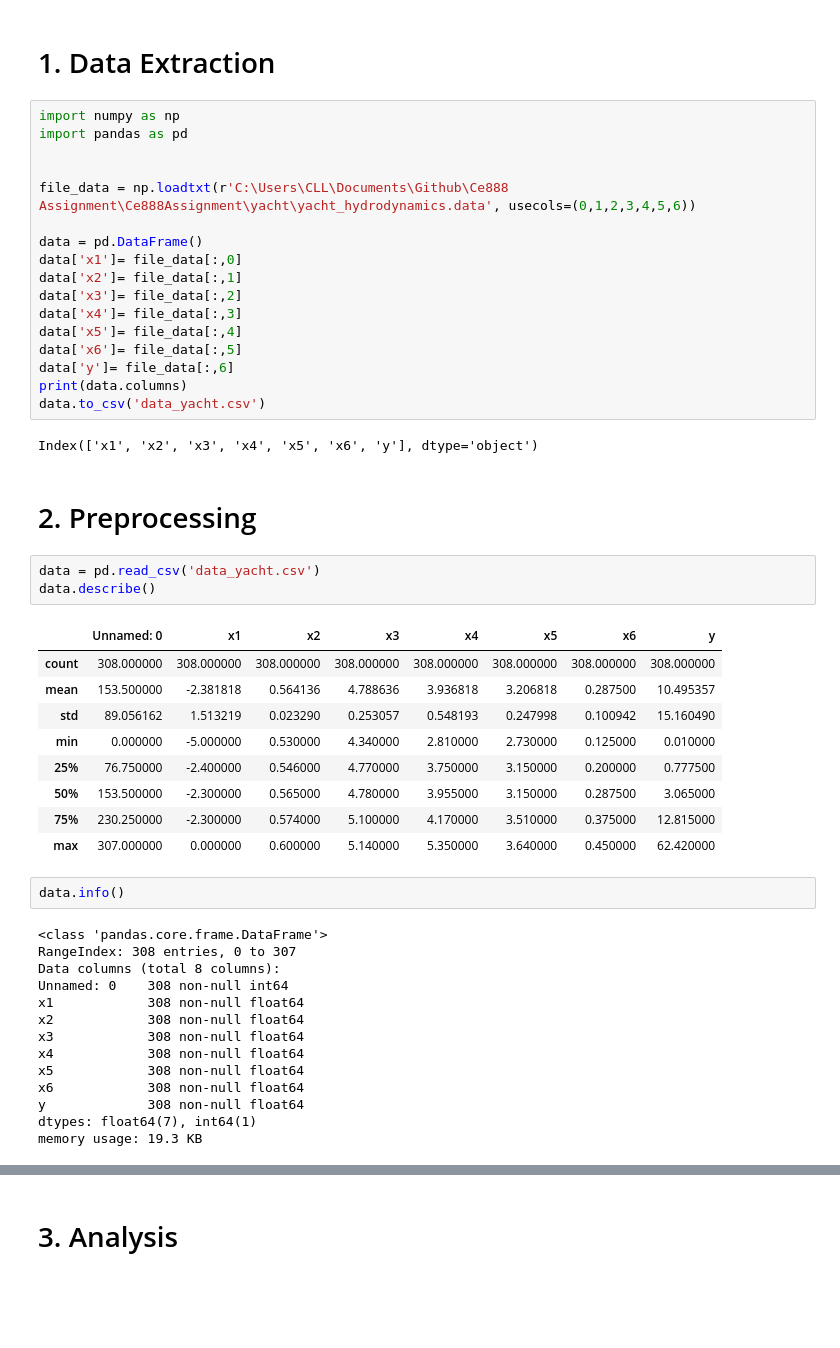
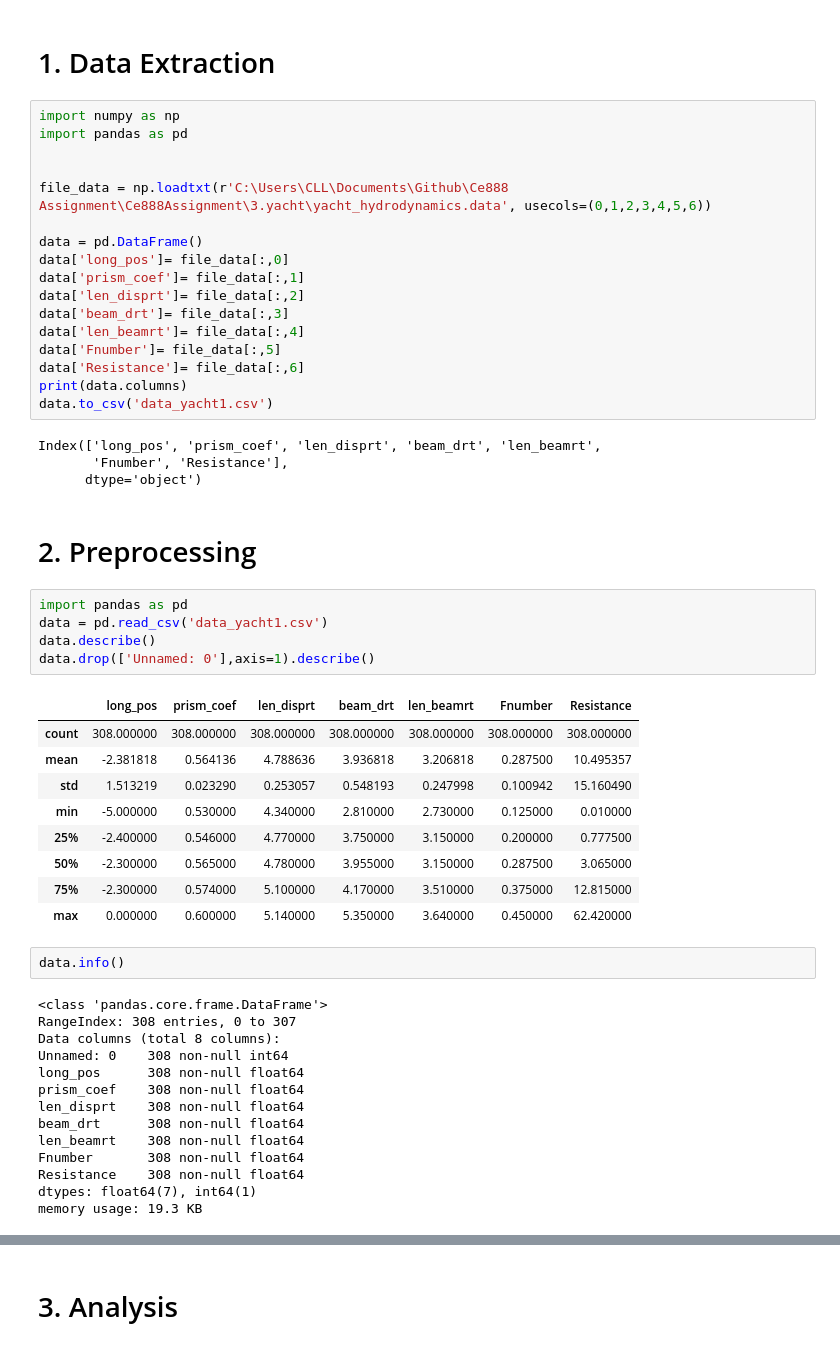
Before and after one commit to cleysonl/Ce888Assignment, a Jupyter notebook: 3.yacht/Yacht Analysis.ipynb, the cells around one changed output, grey strips where cells are left out. Saved outputs shown, nothing was run; the diff lists cells and outputs as text; blank space fills up the shorter version.

```diff
--- a/3.yacht/Yacht Analysis.ipynb
+++ b/3.yacht/Yacht Analysis.ipynb
@@ -5,35 +5,39 @@ import numpy as np
 import pandas as pd
 
 
-file_data = np.loadtxt(r'C:\Users\CLL\Documents\Github\Ce888 Assignment\Ce888Assignment\yacht\yacht_hydrodynamics.data', usecols=(0,1,2,3,4,5,6))
+file_data = np.loadtxt(r'C:\Users\CLL\Documents\Github\Ce888 Assignment\Ce888Assignment\3.yacht\yacht_hydrodynamics.data', usecols=(0,1,2,3,4,5,6))
 
 data = pd.DataFrame()
-data['x1']= file_data[:,0]
-data['x2']= file_data[:,1]
-data['x3']= file_data[:,2]
-data['x4']= file_data[:,3]
-data['x5']= file_data[:,4]
-data['x6']= file_data[:,5]
-data['y']= file_data[:,6]
+data['long_pos']= file_data[:,0]
+data['prism_coef']= file_data[:,1]
+data['len_disprt']= file_data[:,2]
+data['beam_drt']= file_data[:,3]
+data['len_beamrt']= file_data[:,4]
+data['Fnumber']= file_data[:,5]
+data['Resistance']= file_data[:,6]
 print(data.columns)
-data.to_csv('data_yacht.csv')
+data.to_csv('data_yacht1.csv')
 # %% [output]
-Index(['x1', 'x2', 'x3', 'x4', 'x5', 'x6', 'y'], dtype='object')
+Index(['long_pos', 'prism_coef', 'len_disprt', 'beam_drt', 'len_beamrt',
+       'Fnumber', 'Resistance'],
+      dtype='object')
 # %% [markdown]
 # 2. Preprocessing
-# %%
-data = pd.read_csv('data_yacht.csv')
-data.describe()
-# %% [output]
-|  | Unnamed: 0 | x1 | x2 | x3 | x4 | x5 | x6 | y |
-| count | 308.000000 | 308.000000 | 308.000000 | 308.000000 | 308.000000 | 308.000000 | 308.000000 | 308.000000 |
-| mean | 153.500000 | -2.381818 | 0.564136 | 4.788636 | 3.936818 | 3.206818 | 0.287500 | 10.495357 |
-| std | 89.056162 | 1.513219 | 0.023290 | 0.253057 | 0.548193 | 0.247998 | 0.100942 | 15.160490 |
-| min | 0.000000 | -5.000000 | 0.530000 | 4.340000 | 2.810000 | 2.730000 | 0.125000 | 0.010000 |
-| 25% | 76.750000 | -2.400000 | 0.546000 | 4.770000 | 3.750000 | 3.150000 | 0.200000 | 0.777500 |
-| 50% | 153.500000 | -2.300000 | 0.565000 | 4.780000 | 3.955000 | 3.150000 | 0.287500 | 3.065000 |
-| 75% | 230.250000 | -2.300000 | 0.574000 | 5.100000 | 4.170000 | 3.510000 | 0.375000 | 12.815000 |
-| max | 307.000000 | 0.000000 | 0.600000 | 5.140000 | 5.350000 | 3.640000 | 0.450000 | 62.420000 |
+# %%
+import pandas as pd
+data = pd.read_csv('data_yacht1.csv')
+data.describe()
+data.drop(['Unnamed: 0'],axis=1).describe()
+# %% [output]
+|  | long_pos | prism_coef | len_disprt | beam_drt | len_beamrt | Fnumber | Resistance |
+| count | 308.000000 | 308.000000 | 308.000000 | 308.000000 | 308.000000 | 308.000000 | 308.000000 |
+| mean | -2.381818 | 0.564136 | 4.788636 | 3.936818 | 3.206818 | 0.287500 | 10.495357 |
+| std | 1.513219 | 0.023290 | 0.253057 | 0.548193 | 0.247998 | 0.100942 | 15.160490 |
+| min | -5.000000 | 0.530000 | 4.340000 | 2.810000 | 2.730000 | 0.125000 | 0.010000 |
+| 25% | -2.400000 | 0.546000 | 4.770000 | 3.750000 | 3.150000 | 0.200000 | 0.777500 |
+| 50% | -2.300000 | 0.565000 | 4.780000 | 3.955000 | 3.150000 | 0.287500 | 3.065000 |
+| 75% | -2.300000 | 0.574000 | 5.100000 | 4.170000 | 3.510000 | 0.375000 | 12.815000 |
+| max | 0.000000 | 0.600000 | 5.140000 | 5.350000 | 3.640000 | 0.450000 | 62.420000 |
 # %%
 data.info()
 # %% [output]
@@ -41,13 +45,13 @@ data.info()
 RangeIndex: 308 entries, 0 to 307
 Data columns (total 8 columns):
 Unnamed: 0    308 non-null int64
-x1            308 non-null float64
-x2            308 non-null float64
-x3            308 non-null float64
-x4            308 non-null float64
-x5            308 non-null float64
-x6            308 non-null float64
-y             308 non-null float64
+long_pos      308 non-null float64
+prism_coef    308 non-null float64
+len_disprt    308 non-null float64
+beam_drt      308 non-null float64
+len_beamrt    308 non-null float64
+Fnumber       308 non-null float64
+Resistance    308 non-null float64
 dtypes: float64(7), int64(1)
 memory usage: 19.3 KB
 # %%
```
Also changed, not shown: parts of 9 cells of this notebook, 2 other files.
